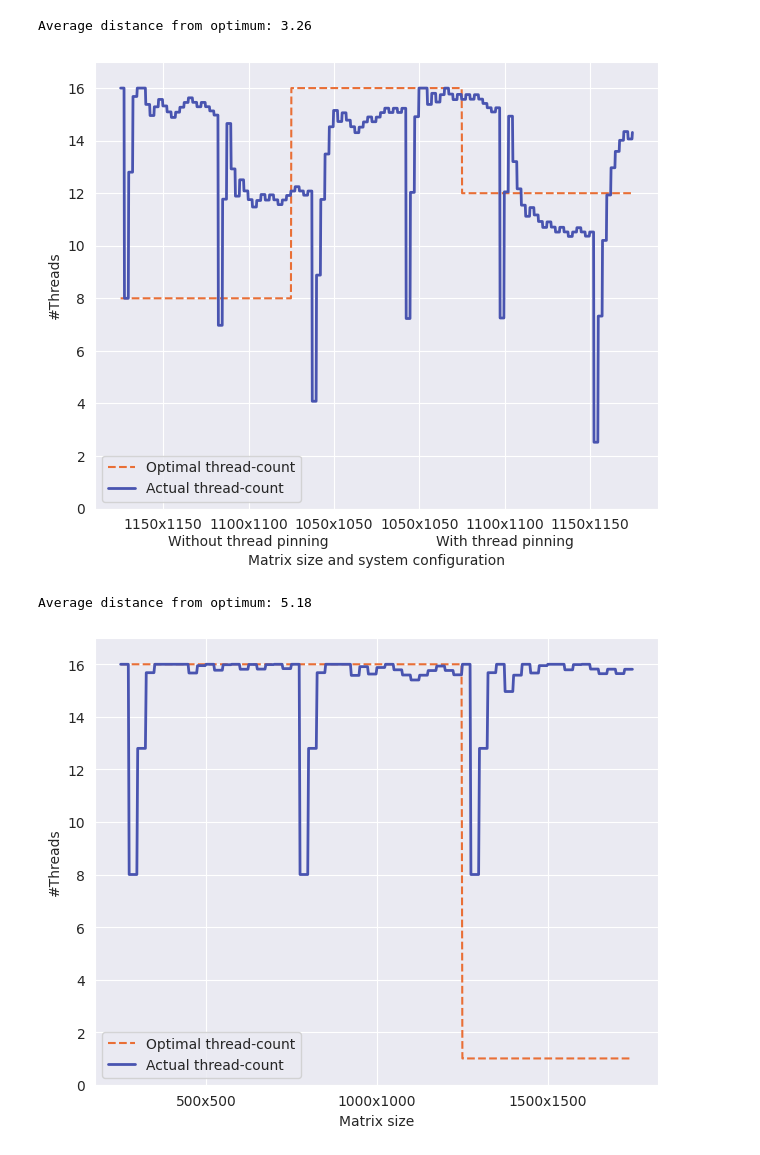
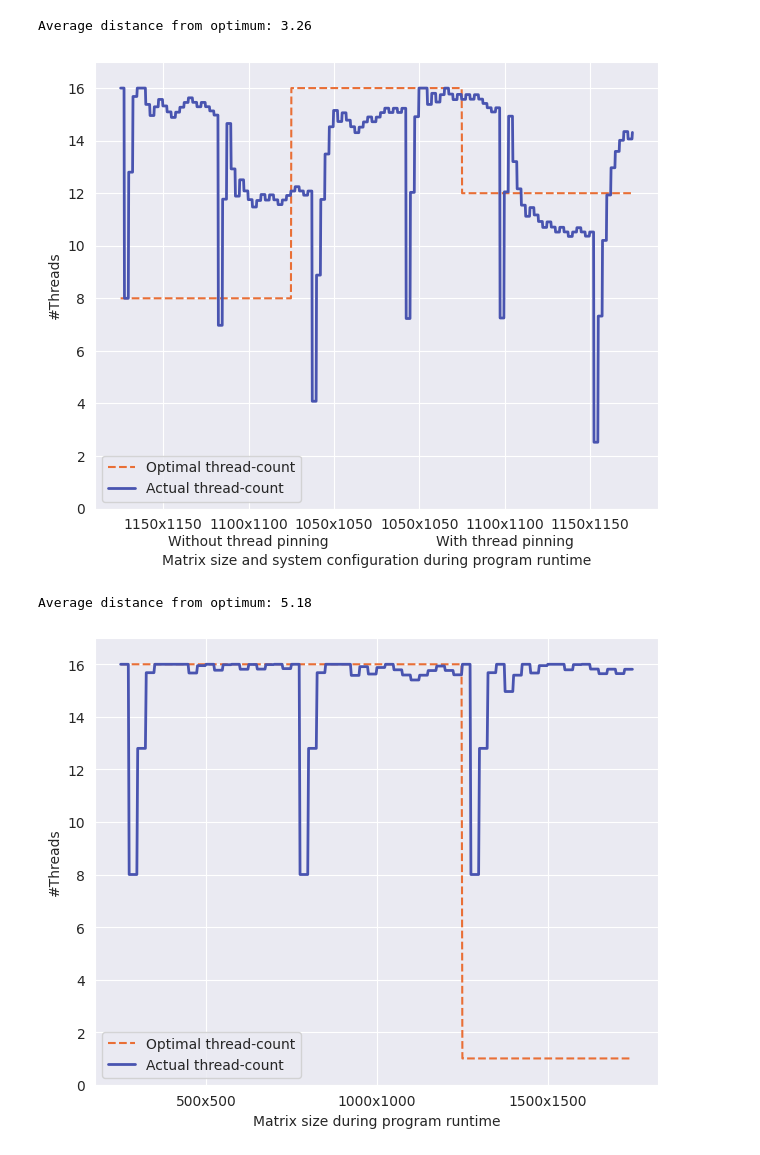
Before and after one commit to JordyAaldering/mtdynamic, a Jupyter notebook: adapt.ipynb, the cells around one changed output. Drawn from its saved outputs; the diff is of its cells as text; code cells hidden in the pictures.

```diff
--- a/adapt.ipynb
+++ b/adapt.ipynb
@@ -20,7 +20,7 @@ def plot(df):
     xlabels = [f'{df['size'][x]}x{df['size'][x]}' for x in xticks]
     ax.set_xticks(xticks, labels=xlabels)
 
-    ax.set_xlabel('Matrix size')
+    ax.set_xlabel('Matrix size during program runtime')
     ax.set_ylabel('#Threads')
     ax.set_ylim((0,17))
     fig.tight_layout()
@@ -56,29 +56,29 @@ Average distance from optimum: 1.27
 # %%
 df = pd.read_csv('data/adapt_slow.csv')
 def optimum(row):
     match (row['size'], row['pin']):
         case (1100, False): return 8
         case (1150, False): return 8
         case (1100, True): return 12
         case (1150, True): return 12
         case _: return 16
 df['optimum'] = df.apply(optimum, axis=1)
 
 fig, ax = plot(df)
 
 xticks = list(range(100, len(df), 200))
 xlabels = [f'{df['size'][x]}x{df['size'][x]}' for x in xticks]
 xlabels[1] += '\nWithout thread pinning'
 xlabels[4] += '\nWith thread pinning'
 ax.set_xticks(xticks, labels=xlabels)
 
-ax.set_xlabel('Matrix size and system configuration')
+ax.set_xlabel('Matrix size and system configuration during program runtime')
 
 fig.savefig('images/adapt_slow.png', bbox_inches='tight')
 plt.show()
 # %% [output]
 Average distance from optimum: 3.26
-[figure, old version]
+[figure, new version]
 # %%
 df = pd.read_csv('data/sac_adapt_matmul.csv')
 def optimum(row):
@@ -94,7 +94,7 @@ fig.savefig('images/sac_adapt_matmul.png', bbox_inches='tight')
 plt.show()
 # %% [output]
 Average distance from optimum: 5.18
-[figure, old version]
+[figure, new version]
 # %%
 df = pd.read_csv('data/sac_adapt_nbody.csv')
 def optimum(row):
```
Also changed, not shown: parts of 3 cells of this notebook, 6 other files.
